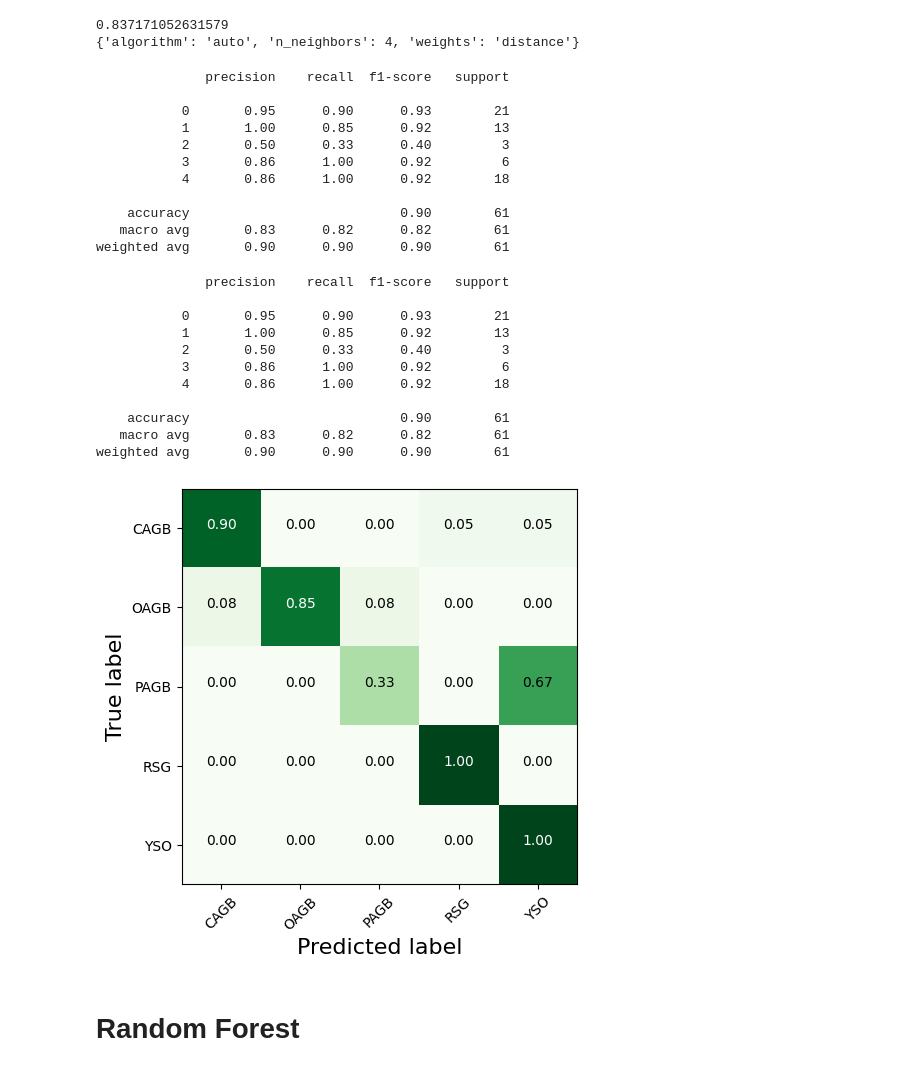
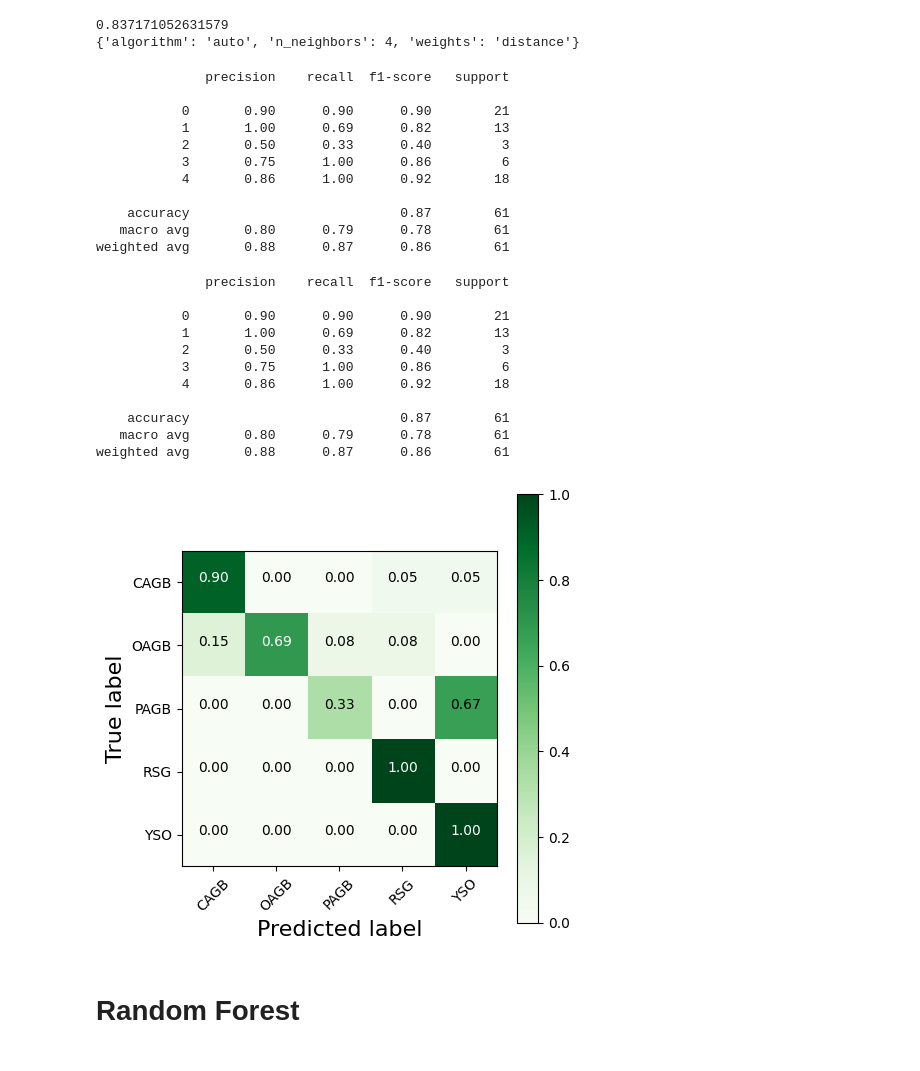
Before and after one commit to Mahdi-Abdollahii/Dusty-Stellar-Sources-Classification, a Jupyter notebook: Model_Evaluation_Simple.ipynb, the cells around one changed output. Cells and saved outputs as stored; diff of their text form; code cells hidden in the pictures.

```diff
--- a/Model_Evaluation_Simple.ipynb
+++ b/Model_Evaluation_Simple.ipynb
@@ -437,7 +458,7 @@ filename = model_name + '.sav'
 pickle.dump(prf_cls, open(filename, 'wb'))
 # %%
 Address_directory = ''
-Models = ['PRF-001-10-90-0', 'PRF-001-10-93-1', 'PRF-01-10-92-0', 'PRF-01-100-92-0',
+Models = ['PRF-001-10-92-0', 'PRF-01-10-92-0', 'PRF-01-100-92-0',"PRF-08-10-93-1",
           'PRF-03-10-92-0', 'PRF-05-10-93-0', 'PRF-08-10-92-0']
 # %%
 for i in Models:
@@ -462,7 +483,7 @@ for i in Models:
                       title  = None,
                       file_name = model_name +'_CM.jpg',
                       size = (5,5),
-                      color_bar=False)
+                      color_bar=True)
 # %% [output]
 ======================================================
 Model_name: PRF
@@ -877,7 +897,7 @@ print(GS.best_params_)
 {'algorithm': 'auto', 'n_neighbors': 4, 'weights': 'distance'}
 # %%
 from sklearn.neighbors import KNeighborsClassifier
-KNN = KNeighborsClassifier( n_neighbors = 5 , weights= 'distance' , n_jobs= 3 )
+KNN = KNeighborsClassifier( algorithm = 'auto', n_neighbors = 4 , weights= 'distance' , n_jobs= 3 )
 KNN.fit( X_train , Y_train )
 Y_pred = KNN.predict(X_test)
 
@@ -885,18 +905,18 @@ print(classification_report( Y_test , Y_pred ))
 # %% [output]
               precision    recall  f1-score   support
 
-           0       0.95      0.90      0.93        21
-           1       1.00      0.85      0.92        13
+           0       0.90      0.90      0.90        21
+           1       1.00      0.69      0.82        13
            2       0.50      0.33      0.40         3
-           3       0.86      1.00      0.92         6
+           3       0.75      1.00      0.86         6
            4       0.86      1.00      0.92        18
 
-    accuracy                           0.90        61
-   macro avg       0.83      0.82      0.82        61
-weighted avg       0.90      0.90      0.90        61
+    accuracy                           0.87        61
+   macro avg       0.80      0.79      0.78        61
+weighted avg       0.88      0.87      0.86        61
 # %%
 import pickle
-model_name = 'KNN-90-0'
+model_name = 'KNN-87-0'
 filename = model_name + '.sav'
 pickle.dump(KNN, open(filename, 'wb'))
 # %%
@@ -908,25 +928,25 @@ cm = confusion_matrix(Y_test , Y_pred_save_model )
 # %% [output]
               precision    recall  f1-score   support
 
-           0       0.95      0.90      0.93        21
-           1       1.00      0.85      0.92        13
+           0       0.90      0.90      0.90        21
+           1       1.00      0.69      0.82        13
            2       0.50      0.33      0.40         3
-           3       0.86      1.00      0.92         6
+           3       0.75      1.00      0.86         6
            4       0.86      1.00      0.92        18
 
-    accuracy                           0.90        61
-   macro avg       0.83      0.82      0.82        61
-weighted avg       0.90      0.90      0.90        61
+    accuracy                           0.87        61
+   macro avg       0.80      0.79      0.78        61
+weighted avg       0.88      0.87      0.86        61
 # %%
 plot_confusion_matrix(cm = cm ,
                       normalize    = True,
                       target_names = ['CAGB', 'OAGB', 'PAGB', 'RSG', 'YSO'] ,
                       title  = None,
                       file_name = model_name +'_CM.jpg',
                       size = (5,5),
-                      color_bar=False)
+                      color_bar=True)
 # %% [output]
-[figure, old version]
+[figure, new version]
 # %% [markdown]
 # Random Forest
 # %%
```
Also changed, not shown: parts of 34 cells of this notebook.
